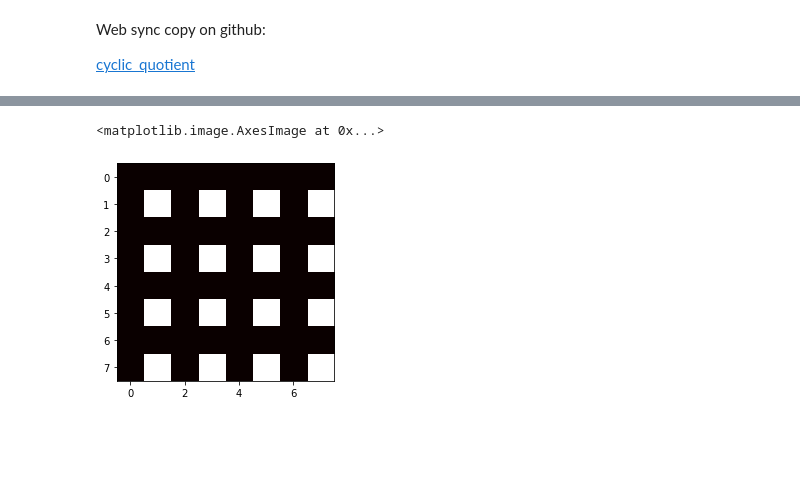
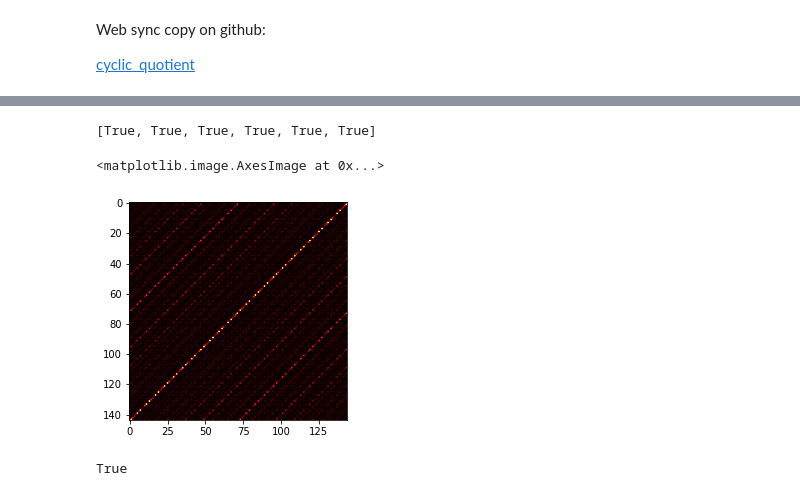
Before and after one commit to tooflesswulf/cyclic_quotient, a Jupyter notebook: cyclic_quot.ipynb, the cells around one changed output, grey strips where cells are left out. Drawn from its saved outputs; the diff is of its cells as text; code cells hidden in the pictures; blank space fills up the shorter version.

```diff
--- a/cyclic_quot.ipynb
+++ b/cyclic_quot.ipynb
@@ -42,5 +38,0 @@ plt.imshow(quot_8, cmap='hot')
-# %%
-plt.imshow(tile(prime_mat(2), 4), cmap='hot')
-# %% [output]
-<matplotlib.image.AxesImage at 0x...>
-[figure, removed]
@@ -46,0 +70,14 @@ plt.imshow(tile(prime_mat(2), 4), cmap='hot')
+# %%
+[np.all(yoink(k) - check_thm(k) == 0) for k in [2,3,7,14,32,54]]
+# %% [output]
+[True, True, True, True, True, True]
+# %%
+blyat = tile(mats[1], 9) * tile(mats[0], 16)
+plt.imshow(blyat)
+# %% [output]
+<matplotlib.image.AxesImage at 0x...>
+[figure, added]
+# %%
+np.all(blyat - check_thm(144) == 0)
+# %% [output]
+True
```
Also changed, not shown: parts of 8 cells of this notebook.
